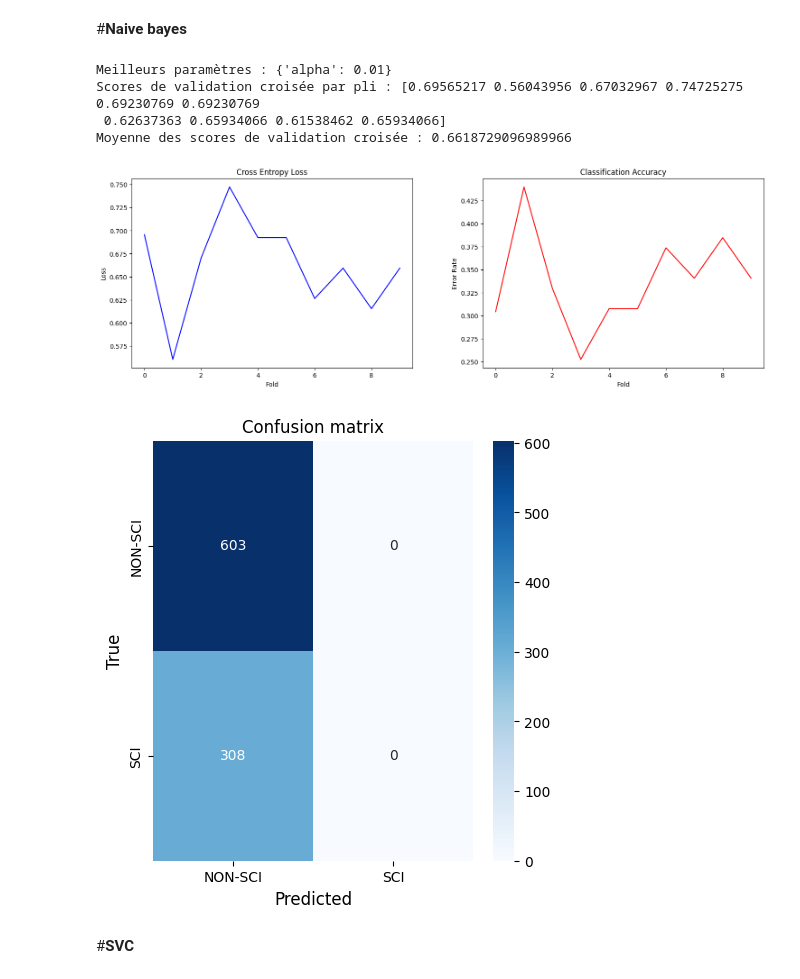
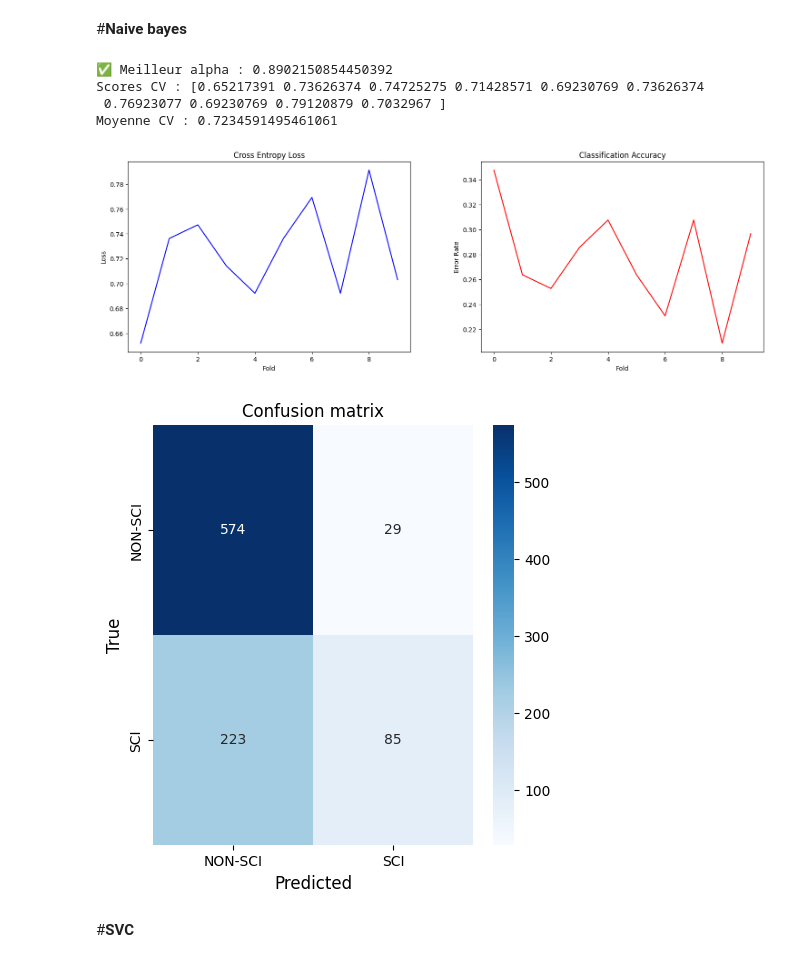
Before and after one commit to Akkuun/M1_IMAGINE_ML_Project, a Jupyter notebook: ML_Project_Group_8.ipynb, the cells around one changed output. Drawn from its saved outputs; the diff is of its cells as text; code cells hidden in the pictures.

```diff
--- a/ML_Project_Group_8.ipynb
+++ b/ML_Project_Group_8.ipynb
@@ -1252,55 +1251,59 @@ Scores de validation croisée par pli : [0.89130435 0.86813187 0.93406593 0.9560
 #**Naive bayes**
 # %%
 from sklearn.naive_bayes import MultinomialNB
-from sklearn.model_selection import cross_val_predict, cross_val_score, KFold, GridSearchCV
-from sklearn.metrics import confusion_matrix
-import matplotlib.pyplot as plt
+from sklearn.model_selection import cross_val_predict, cross_val_score, KFold, RandomizedSearchCV
+from sklearn.metrics import confusion_matrix, classification_report
+import numpy as np
 
-
-
-# Initialiser le classifieur MultinomialNB
+# Initialisation du classifieur
 naive_bayes_classifier = MultinomialNB()
 
-# Définir les paramètres à tester pour la recherche en grille
-param_grid = {
-    'alpha': [0.01, 0.1, 1, 10],  # Paramètre de régularisation
+# Distribution des hyperparamètres à tester (alpha positif, log-échelle)
+param_distributions = {
+    'alpha': np.logspace(-3, 1, 100)  # de 0.001 à 10, 100 valeurs
 }
 
-# Recherche en grille avec validation croisée
-grid_search = GridSearchCV(estimator=naive_bayes_classifier, param_grid=param_grid, cv=KFold(n_splits=10, shuffle=True, random_state=42), scoring='accuracy')
+# Recherche aléatoire
+random_search = RandomizedSearchCV(
+    estimator=naive_bayes_classifier,
+    param_distributions=param_distributions,
+    n_iter=20,
+    cv=KFold(n_splits=10, shuffle=True, random_state=42),
+    scoring='accuracy',
+    random_state=42,
+    n_jobs=-1
+)
 
-# Appliquer la recherche en grille sur les données d'entraînement
-grid_search.fit(X_train, y_train)
+# Apprentissage
+random_search.fit(X_train, y_train)
 
-# Afficher les meilleurs paramètres trouvés
-print("Meilleurs paramètres :", grid_search.best_params_)
+# Meilleur modèle trouvé
+best_naive_bayes_classifier = random_search.best_estimator_
 
-# Modèle avec les meilleurs paramètres
-best_naive_bayes_classifier = grid_search.best_estimator_
+# Résultats
+print("✅ Meilleur alpha :", random_search.best_params_['alpha'])
 
-# Validation croisée avec les meilleurs paramètres
-naive_scores = cross_val_score(best_naive_bayes_classifier, X_train, y_train, cv=KFold(n_splits=10, shuffle=True, random_state=42), scoring='accuracy')
+# Validation croisée
+naive_scores = cross_val_score(best_naive_bayes_classifier, X_train, y_train, cv=10)
+print("Scores CV :", naive_scores)
+print("Moyenne CV :", naive_scores.mean())
 
-# Affichage des scores par pli
-print("Scores de validation croisée par pli :", naive_scores)
-print("Moyenne des scores de validation croisée :", naive_scores.mean())
+# Prédictions cross-validées
+y_pred_cv = cross_val_predict(best_naive_bayes_classifier, X_train, y_train, cv=10)
 
-# Effectuer la validation croisée k-fold et obtenir les prédictions
-y_pred_cv = cross_val_predict(best_naive_bayes_classifier, X_train, y_train, cv=KFold(n_splits=10, shuffle=True, random_state=42))
-
-# Calculer la matrice de confusion
+# Matrice de confusion
 conf_matrix = confusion_matrix(y_train, y_pred_cv)
 
 # Affichage des courbes
 plot_curves(naive_scores)
 plot_curves_confusion(conf_matrix, ['NON-SCI', 'SCI'])
 # %% [output]
-Meilleurs paramètres : {'alpha': 0.01}
-Scores de validation croisée par pli : [0.69565217 0.56043956 0.67032967 0.74725275 0.69230769 0.69230769
- 0.62637363 0.65934066 0.61538462 0.65934066]
-Moyenne des scores de validation croisée : 0.6618729096989966
+✅ Meilleur alpha : 0.8902150854450392
+Scores CV : [0.65217391 0.73626374 0.74725275 0.71428571 0.69230769 0.73626374
+ 0.76923077 0.69230769 0.79120879 0.7032967 ]
+Moyenne CV : 0.7234591495461061
-[figure, old version]
+[figure, new version]
-[figure, old version]
+[figure, new version]
 # %% [markdown]
 #**SVC**
 # %%
```
Also changed, not shown: parts of 17 cells of this notebook.
